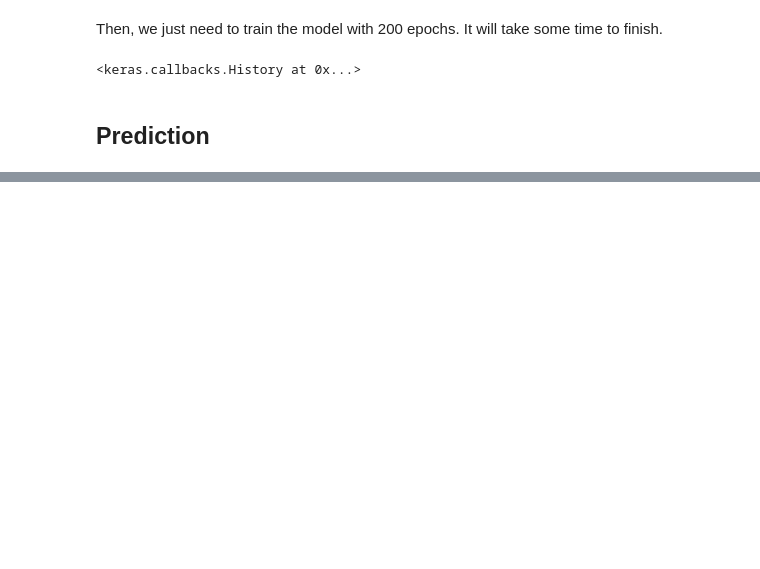
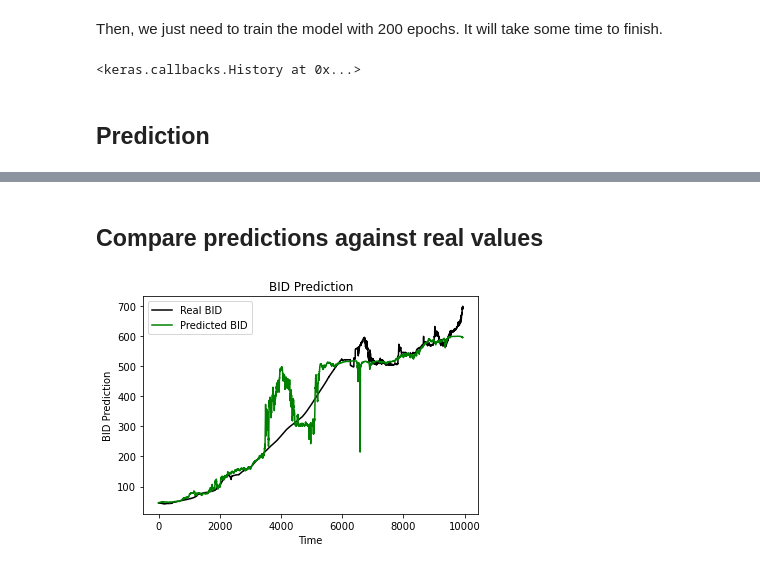
Before and after one commit to caschb/dollar_price_forecasting, a Jupyter notebook: lstm_forecasting.ipynb, the cells around one changed output, grey strips where cells are left out. Saved outputs shown, nothing was run; the diff lists cells and outputs as text; code cells hidden in the pictures; blank space fills up the shorter version.

```diff
--- a/lstm_forecasting.ipynb
+++ b/lstm_forecasting.ipynb
@@ -20,9 +22,9 @@ We have to define which columns will be used to predict. In this particular case
 # %%
 import numpy as np
 
-in_seq1 = dataset["price_eurusd"].values
-in_seq2 =  dataset["price_sp500"].values
-out_seq = dataset["bid"].values
+in_seq1 = original_dataset["price_eurusd"].values
+in_seq2 =  original_dataset["price_sp500"].values
+out_seq = original_dataset["bid"].values
 
 print(in_seq1.shape, in_seq2.shape, out_seq.shape)
 print(in_seq1)
@@ -77,12 +78,17 @@ def split_sequences(sequences, n_steps):
         y.append(seq_y)
     return np.array(X), np.array(y)
 # %%
-# choose a number of time steps
+# Number of time steps
 n_steps = 6
-# convert into input/output
-X, y = split_sequences(dataset, n_steps)
-print(X.shape)
-# the dataset knows the number of features, e.g. 2
-n_features = X.shape[2]
+
+# Convert into input/output
+X_train, y_train = split_sequences(dataset, n_steps)
+print(X_train.shape)
+print(X_train)
+print(y_train.shape)
+print(y_train)
+
+# The dataset knows the number of features
+n_features = X_train.shape[2]
 # %% [output]
 (9937, 6, 2)
@@ -108,7 +133,7 @@ def build_lstm_model(steps, features):
 Then, we just need to train the model with 200 epochs. It will take some time to finish.
 # %%
 model = build_lstm_model(n_steps, n_features)
-model.fit(X, y, epochs=200, verbose=0)
+model.fit(X_train, y_train, epochs=200, verbose=0)
 # %% [output]
 <keras.callbacks.History at 0x...>
 # %% [markdown]
@@ -122,0 +148,3 @@ print(yhat)
+# %%
+train_predictions = model.predict(X_train).flatten()
+print(len(train_predictions))
@@ -122,0 +154,15 @@ print(yhat)
+# %% [markdown]
+## Compare predictions against real values
+# %%
+import matplotlib.pyplot as plt
+
+real_bid = original_dataset["bid"]
+plt.plot(real_bid, color = "black", label="Real BID")
+plt.plot(train_predictions, color="green", label="Predicted BID")
+plt.title("BID Prediction")
+plt.xlabel("Time")
+plt.ylabel("BID Prediction")
+plt.legend()
+plt.show()
+# %% [output]
+[figure, added]
```
Also changed, not shown: parts of 8 cells of this notebook.
